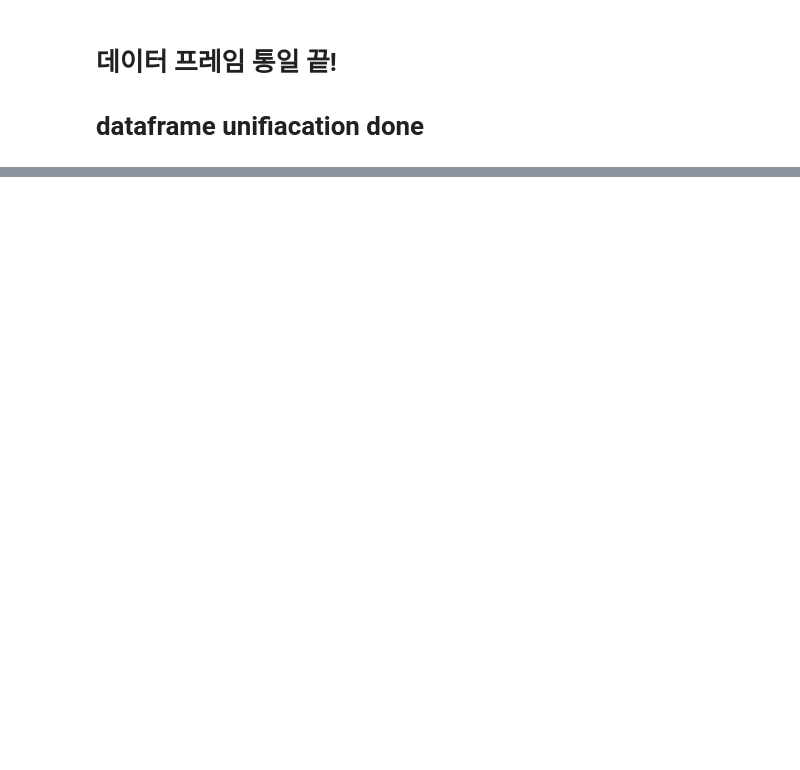
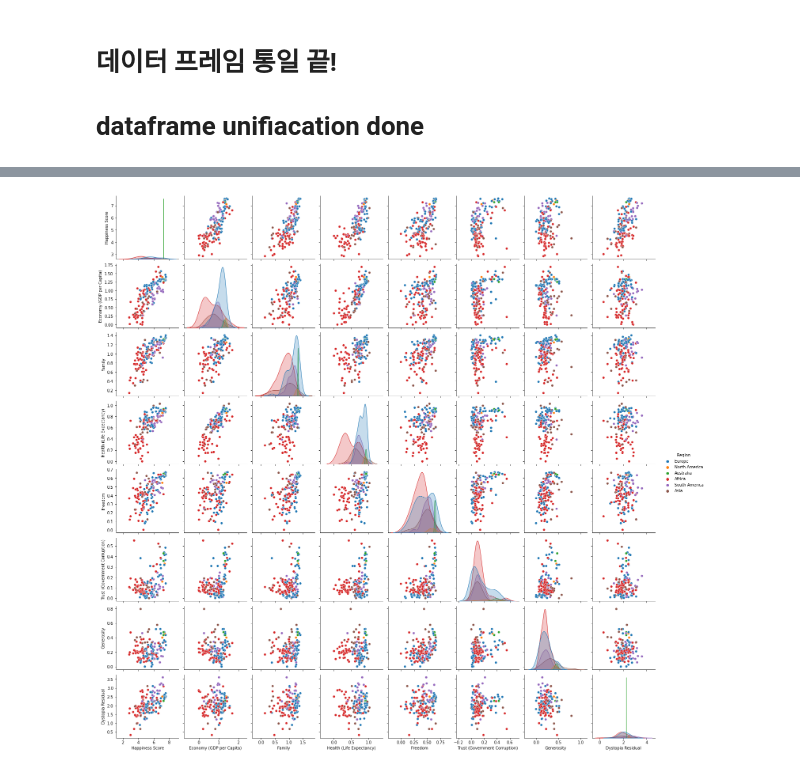
Before and after one commit to Kim-Dong-Jun99/DSTermProject, a Jupyter notebook: term_project_final.ipynb, the cells around one changed output, grey strips where cells are left out. Saved outputs shown, nothing was run; the diff lists cells and outputs as text; code cells hidden in the pictures; blank space fills up the shorter version.

```diff
--- a/term_project_final.ipynb
+++ b/term_project_final.ipynb
@@ -244,0 +332,5 @@ cleaned_2017 = pd.read_pickle('/content/gdrive/Shareddrives/data_science/dataset
+# %%
+sns.pairplot(cleaned_2015.drop(['Country','Happiness Rank'], axis = 1), hue = 'Region')
+plt.show()
+# %% [output]
+[figure, added]
```
Also changed, not shown: parts of 14 cells of this notebook.
